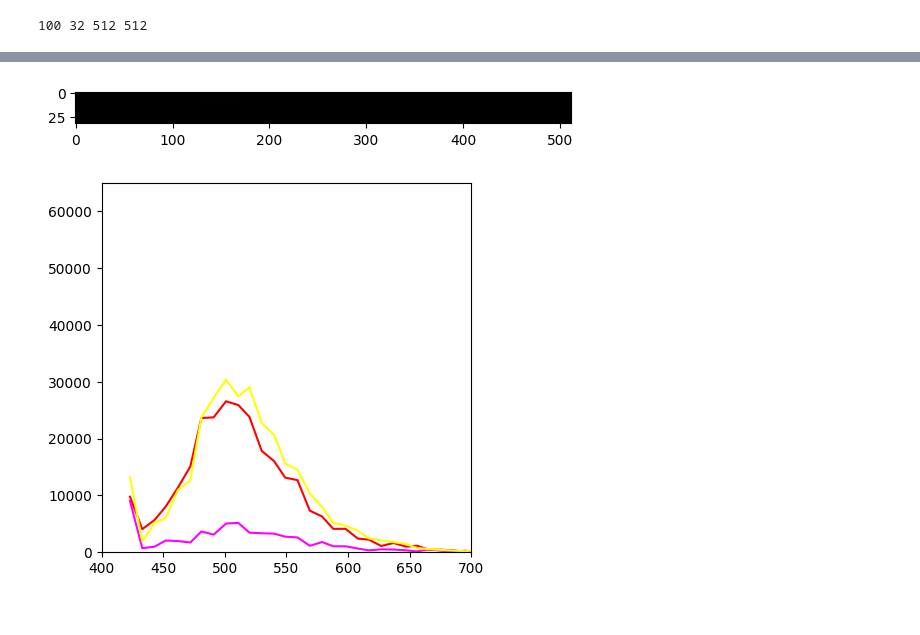
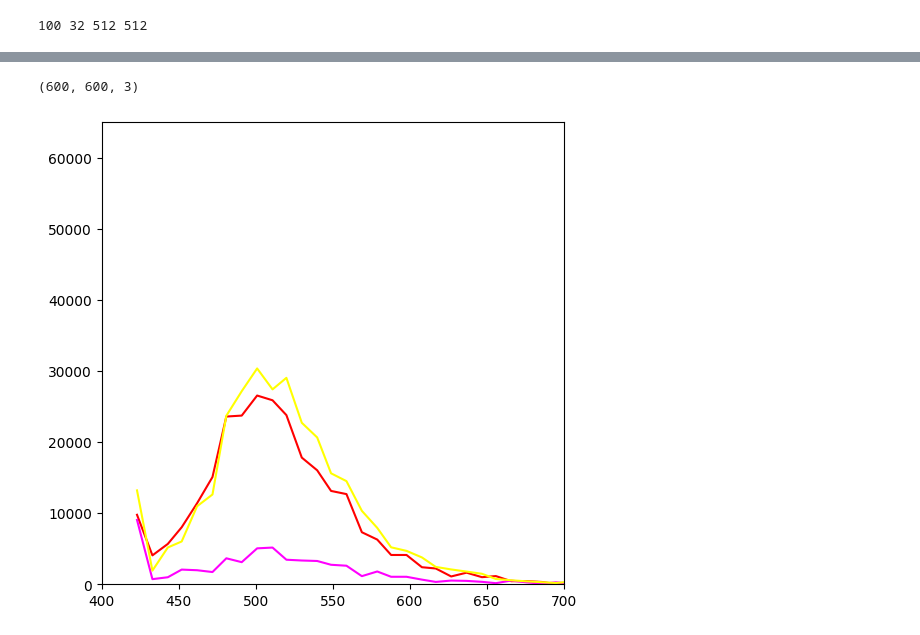
Before and after one commit to arteys/PyLSM, a Jupyter notebook: pyLSM_TL.ipynb, the cells around one changed output, grey strips where cells are left out. Saved outputs shown, nothing was run; the diff lists cells and outputs as text; code cells hidden in the pictures.

Commit message:
Now with a square plots

```diff
--- a/pyLSM_TL.ipynb
+++ b/pyLSM_TL.ipynb
@@ -277,6 +281,7 @@ for i in range(c):
 
     output_image_file_name_corr = folder_path + '\\Animation_frames\\' + str(i) + '_corr' + '.png'
     output_image_file_name_mod = folder_path + '\\Modified_animation_frames\\' + str(i) + '_ROI' + '.png'
+    output_image_file_name_full = folder_path + '\\Full_animation_frames\\' + str(i) + '_ROI' + '.png'
 
     output_plot_file_name = folder_path + '\\Plot_frames\\' + str(i) + '.png'
 
@@ -290,39 +295,67 @@ for i in range(c):
     # ax.add_patch(rect_3)
 
     image_ROI_1 = cv2.rectangle(bc_corrected_image, (x_1,y_1), (x_1+s_1,y_1+s_1), (0, 0, 255), 2)
     image_ROI_2 = cv2.rectangle(image_ROI_1, (x_2,y_2), (x_2+s_2,y_2+s_2), (255, 0, 255), 2)
     image_ROI_3 = cv2.rectangle(image_ROI_2, (x_3,y_3), (x_3+s_3,y_3+s_3), (0, 255, 255), 2)
 
 
     cv2.imwrite(output_image_file_name_corr, bc_corrected_image)
     cv2.imwrite(output_image_file_name_mod, image_ROI_3)
 
-    plt.imshow(img)
+    # plt.imshow(image_ROI_3)
 
     # cv2.imwrite(output_image_file_name_mod, figure)
 
-    fig, ax = plt.subplots( nrows=1, ncols=1 )
+    fig, ax = plt.subplots( nrows=1, ncols=1 ,figsize=(6,6))  #Figsize make square plots!
+
+    dpi = 72.
+    xinch = x / dpi
+    yinch = y / dpi
+
 
     ax.set_xlim([400, 700])
     ax.set_ylim([0, 65000])
     ax.plot(wavelength_list, spectra_1[:,i], color = 'red')
     ax.plot(wavelength_list, spectra_2[:,i], color = 'magenta')
     ax.plot(wavelength_list, spectra_3[:,i], color = 'yellow')
     ax.set_box_aspect(1)
-    # print(spectra[:,i])
 
 
-    fig.savefig(output_plot_file_name)
+    plt.savefig(output_plot_file_name, format='png')
+
+    plot_as_image = cv2.imread(output_plot_file_name)
+
+    print(np.shape(plot_as_image))
+    plot_resize = cv2.resize(plot_as_image, (x, y))
+
+    im_concat = cv2.hconcat([image_ROI_3, plot_resize])
+    cv2.imwrite(output_image_file_name_full, im_concat)
+
+
+
+    # img2 = Image.new("RGB", (x*2, y), "white")
+    # img2.paste(image_ROI_3, (0, 0))
+    # img2.paste(plot_im_resize, (0+x, 0))
+
+    # plt.imshow(img2)
+
+    # plot_im_resize.show()
+
+    # image_concat = cv2.hconcat([image_ROI_3,plot_im_resize])
+
+
+
+    # fig.savefig(output_plot_file_name)
     # plt.close()  #If we wont show each of the hundreds of plots
 
 # print(spectra)
 
 # spectra_df = pd.DataFrame(spectra)
 
 # print(spectra_df)
 # %% [output]
+(600, 600, 3)
-[figure, old version]
+[figure, new version]
-[figure, removed]
 # %%
 output_spectra_file_name = folder_path + 'spectra' + '.xlsx'
 
```
Also changed, not shown: parts of 2 cells of this notebook.
